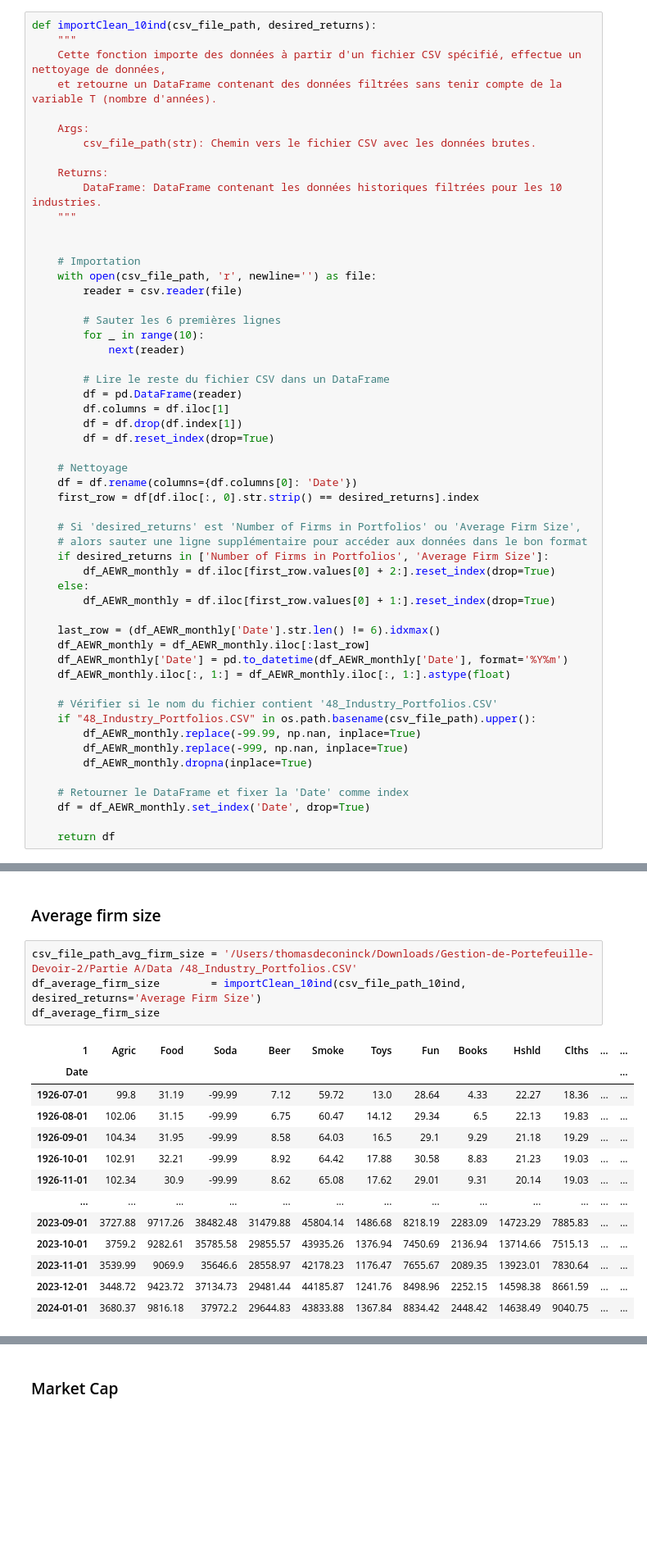
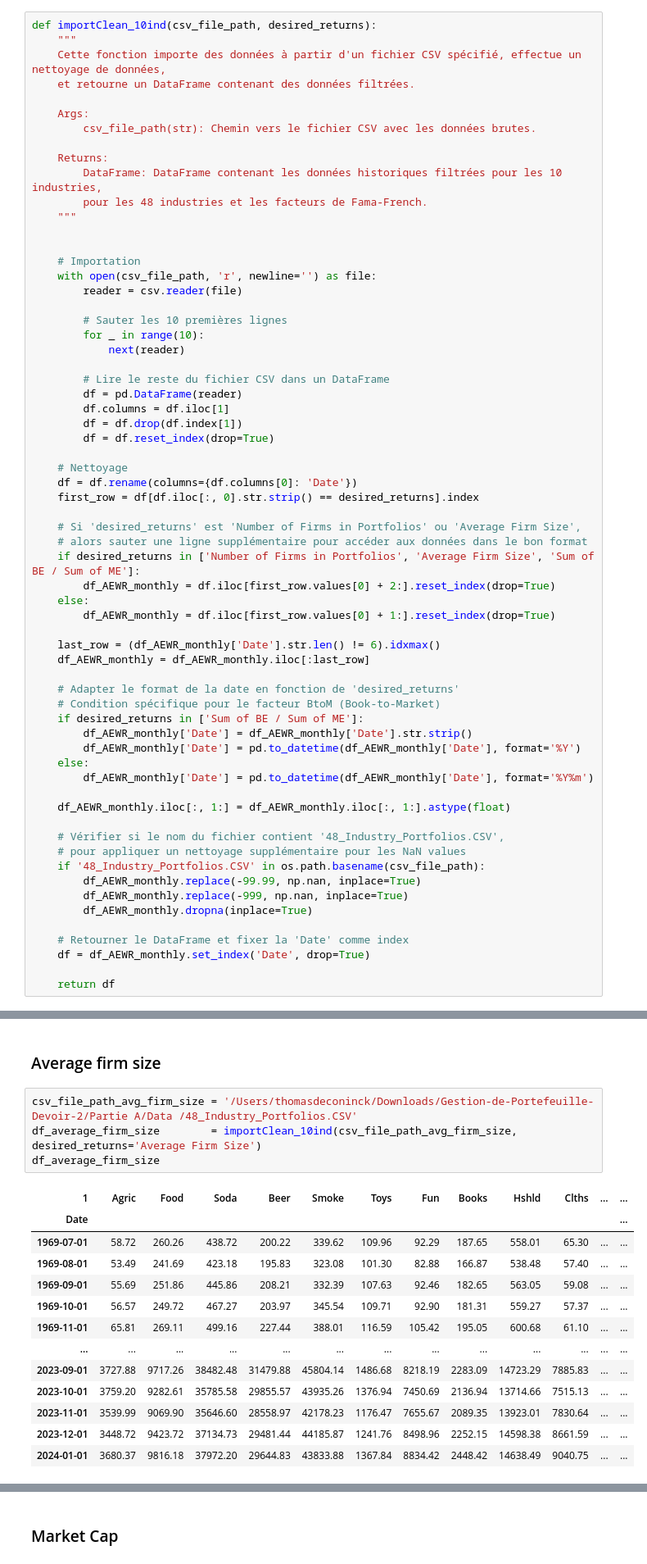
Before and after one commit to ThomasDeConinck/Gestion-de-Portefeuille-Devoir-2, a Jupyter notebook: Partie C/Partie C TP2.ipynb, the cells around one changed output, grey strips where cells are left out. Shown at 82% size. Drawn from its saved outputs; the diff is of its cells as text; blank space fills up the shorter version.

```diff
--- a/Partie C/Partie C TP2.ipynb
+++ b/Partie C/Partie C TP2.ipynb
@@ -14,13 +17,14 @@ import os
 def importClean_10ind(csv_file_path, desired_returns):
     """
     Cette fonction importe des données à partir d'un fichier CSV spécifié, effectue un nettoyage de données,
-    et retourne un DataFrame contenant des données filtrées sans tenir compte de la variable T (nombre d'années).
+    et retourne un DataFrame contenant des données filtrées.
 
     Args:
         csv_file_path(str): Chemin vers le fichier CSV avec les données brutes.
 
     Returns:
-        DataFrame: DataFrame contenant les données historiques filtrées pour les 10 industries.
+        DataFrame: DataFrame contenant les données historiques filtrées pour les 10 industries,
+        pour les 48 industries et les facteurs de Fama-French.
     """
 
 
@@ -28,7 +32,7 @@ def importClean_10ind(csv_file_path, desired_returns):
     with open(csv_file_path, 'r', newline='') as file:
         reader = csv.reader(file)
 
-        # Sauter les 6 premières lignes
+        # Sauter les 10 premières lignes
         for _ in range(10):
             next(reader)
 
@@ -44,18 +48,27 @@ def importClean_10ind(csv_file_path, desired_returns):
 
     # Si 'desired_returns' est 'Number of Firms in Portfolios' ou 'Average Firm Size',
     # alors sauter une ligne supplémentaire pour accéder aux données dans le bon format
-    if desired_returns in ['Number of Firms in Portfolios', 'Average Firm Size']:
+    if desired_returns in ['Number of Firms in Portfolios', 'Average Firm Size', 'Sum of BE / Sum of ME']:
         df_AEWR_monthly = df.iloc[first_row.values[0] + 2:].reset_index(drop=True)
     else:
         df_AEWR_monthly = df.iloc[first_row.values[0] + 1:].reset_index(drop=True)
 
     last_row = (df_AEWR_monthly['Date'].str.len() != 6).idxmax()
     df_AEWR_monthly = df_AEWR_monthly.iloc[:last_row]
-    df_AEWR_monthly['Date'] = pd.to_datetime(df_AEWR_monthly['Date'], format='%Y%m')
+
+    # Adapter le format de la date en fonction de 'desired_returns'
+    # Condition spécifique pour le facteur BtoM (Book-to-Market)
+    if desired_returns in ['Sum of BE / Sum of ME']:
+        df_AEWR_monthly['Date'] = df_AEWR_monthly['Date'].str.strip()
+        df_AEWR_monthly['Date'] = pd.to_datetime(df_AEWR_monthly['Date'], format='%Y')
+    else:
+        df_AEWR_monthly['Date'] = pd.to_datetime(df_AEWR_monthly['Date'], format='%Y%m')
+
     df_AEWR_monthly.iloc[:, 1:] = df_AEWR_monthly.iloc[:, 1:].astype(float)
 
-    # Vérifier si le nom du fichier contient '48_Industry_Portfolios.CSV'
-    if "48_Industry_Portfolios.CSV" in os.path.basename(csv_file_path).upper():
+    # Vérifier si le nom du fichier contient '48_Industry_Portfolios.CSV',
+    # pour appliquer un nettoyage supplémentaire pour les NaN values
+    if '48_Industry_Portfolios.CSV' in os.path.basename(csv_file_path):
         df_AEWR_monthly.replace(-99.99, np.nan, inplace=True)
         df_AEWR_monthly.replace(-999, np.nan, inplace=True)
         df_AEWR_monthly.dropna(inplace=True)
@@ -171,19 +122,19 @@ df_number_firm
 ### Average firm size
 # %%
 csv_file_path_avg_firm_size = '/Users/thomasdeconinck/Downloads/Gestion-de-Portefeuille-Devoir-2/Partie A/Data /48_Industry_Portfolios.CSV'
-df_average_firm_size        = importClean_10ind(csv_file_path_10ind, desired_returns='Average Firm Size')
+df_average_firm_size        = importClean_10ind(csv_file_path_avg_firm_size, desired_returns='Average Firm Size')
 df_average_firm_size
 # %% [output]
 | 1 | Agric | Food | Soda | Beer | Smoke | Toys | Fun | Books | Hshld | Clths | ... | ... |
 | Date |  |  |  |  |  |  |  |  |  |  |  | ... |
-| 1926-07-01 | 99.8 | 31.19 | -99.99 | 7.12 | 59.72 | 13.0 | 28.64 | 4.33 | 22.27 | 18.36 | ... | ... |
-| 1926-08-01 | 102.06 | 31.15 | -99.99 | 6.75 | 60.47 | 14.12 | 29.34 | 6.5 | 22.13 | 19.83 | ... | ... |
-| 1926-09-01 | 104.34 | 31.95 | -99.99 | 8.58 | 64.03 | 16.5 | 29.1 | 9.29 | 21.18 | 19.29 | ... | ... |
-| 1926-10-01 | 102.91 | 32.21 | -99.99 | 8.92 | 64.42 | 17.88 | 30.58 | 8.83 | 21.23 | 19.03 | ... | ... |
-| 1926-11-01 | 102.34 | 30.9 | -99.99 | 8.62 | 65.08 | 17.62 | 29.01 | 9.31 | 20.14 | 19.03 | ... | ... |
+| 1969-07-01 | 58.72 | 260.26 | 438.72 | 200.22 | 339.62 | 109.96 | 92.29 | 187.65 | 558.01 | 65.30 | ... | ... |
+| 1969-08-01 | 53.49 | 241.69 | 423.18 | 195.83 | 323.08 | 101.30 | 82.88 | 166.87 | 538.48 | 57.40 | ... | ... |
+| 1969-09-01 | 55.69 | 251.86 | 445.86 | 208.21 | 332.39 | 107.63 | 92.46 | 182.65 | 563.05 | 59.08 | ... | ... |
+| 1969-10-01 | 56.57 | 249.72 | 467.27 | 203.97 | 345.54 | 109.71 | 92.90 | 181.31 | 559.27 | 57.37 | ... | ... |
+| 1969-11-01 | 65.81 | 269.11 | 499.16 | 227.44 | 388.01 | 116.59 | 105.42 | 195.05 | 600.68 | 61.10 | ... | ... |
 | ... | ... | ... | ... | ... | ... | ... | ... | ... | ... | ... | ... | ... |
 | 2023-09-01 | 3727.88 | 9717.26 | 38482.48 | 31479.88 | 45804.14 | 1486.68 | 8218.19 | 2283.09 | 14723.29 | 7885.83 | ... | ... |
-| 2023-10-01 | 3759.2 | 9282.61 | 35785.58 | 29855.57 | 43935.26 | 1376.94 | 7450.69 | 2136.94 | 13714.66 | 7515.13 | ... | ... |
-| 2023-11-01 | 3539.99 | 9069.9 | 35646.6 | 28558.97 | 42178.23 | 1176.47 | 7655.67 | 2089.35 | 13923.01 | 7830.64 | ... | ... |
+| 2023-10-01 | 3759.20 | 9282.61 | 35785.58 | 29855.57 | 43935.26 | 1376.94 | 7450.69 | 2136.94 | 13714.66 | 7515.13 | ... | ... |
+| 2023-11-01 | 3539.99 | 9069.90 | 35646.60 | 28558.97 | 42178.23 | 1176.47 | 7655.67 | 2089.35 | 13923.01 | 7830.64 | ... | ... |
 | 2023-12-01 | 3448.72 | 9423.72 | 37134.73 | 29481.44 | 44185.87 | 1241.76 | 8498.96 | 2252.15 | 14598.38 | 8661.59 | ... | ... |
-| 2024-01-01 | 3680.37 | 9816.18 | 37972.2 | 29644.83 | 43833.88 | 1367.84 | 8834.42 | 2448.42 | 14638.49 | 9040.75 | ... | ... |
+| 2024-01-01 | 3680.37 | 9816.18 | 37972.20 | 29644.83 | 43833.88 | 1367.84 | 8834.42 | 2448.42 | 14638.49 | 9040.75 | ... | ... |
```
Also changed, not shown: parts of 41 cells of this notebook, 3 other files.
